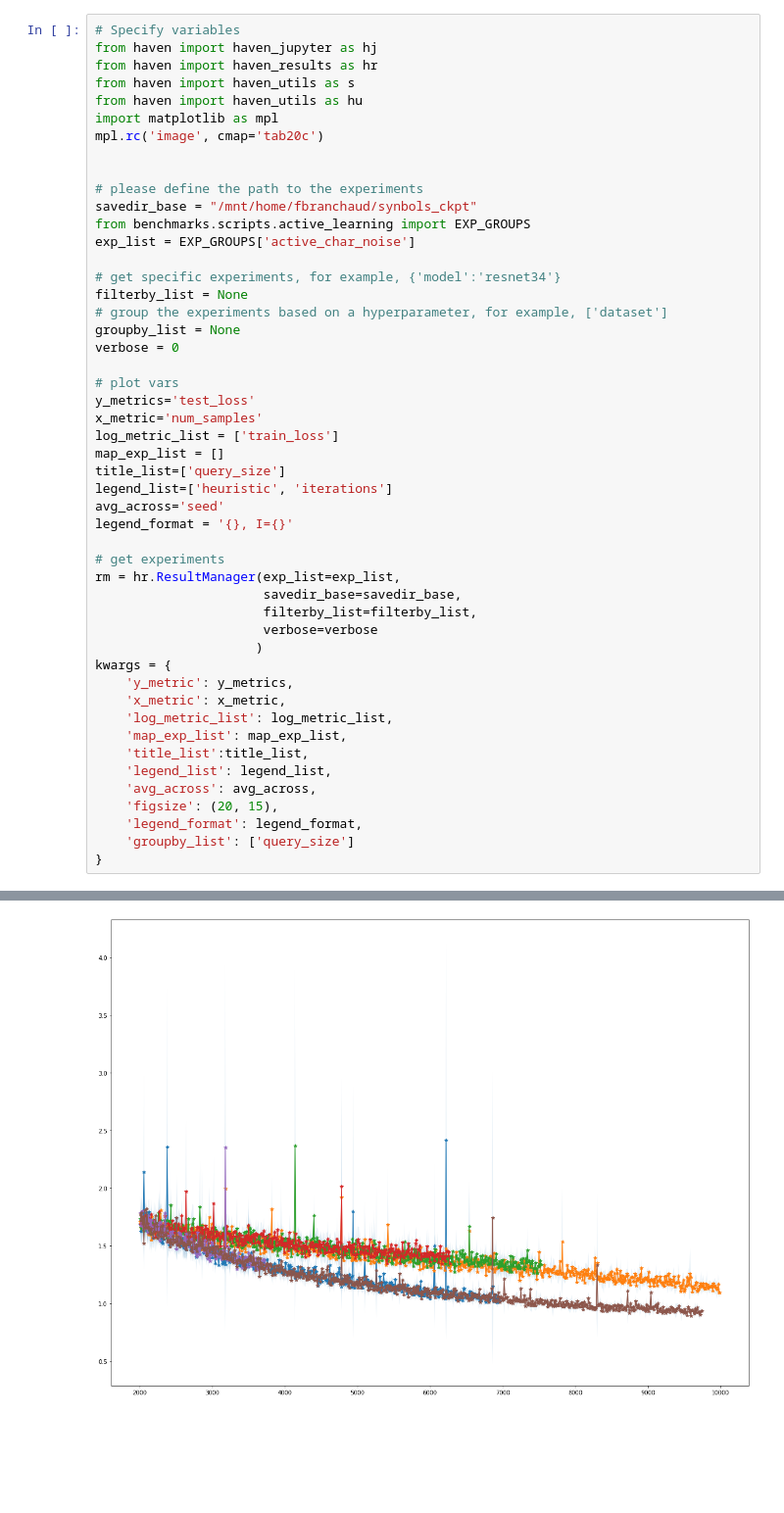
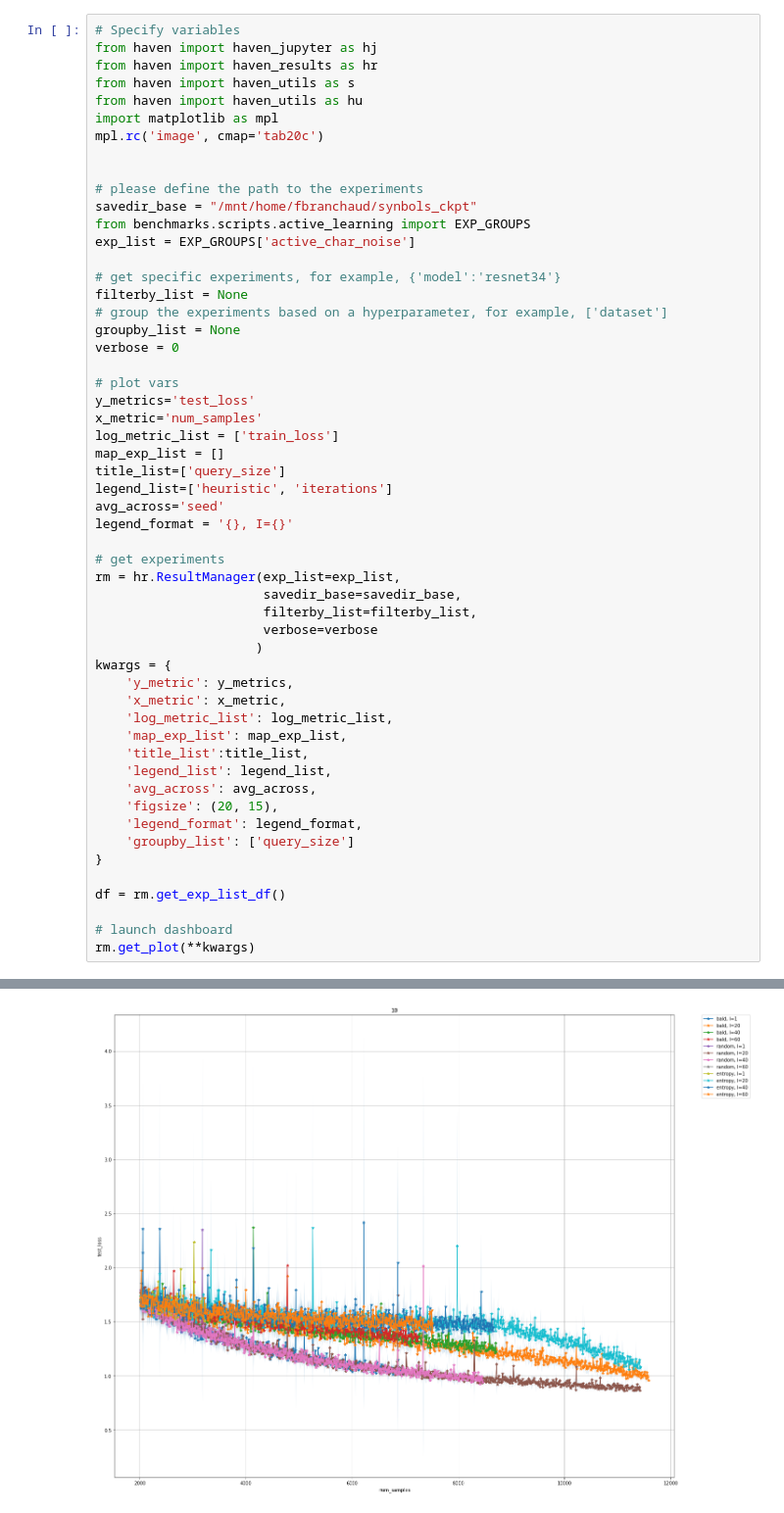
Before and after one commit to ServiceNow/synbols, a Jupyter notebook: benchmarks/notebooks/track_experiments.ipynb, the cells around one changed output, grey strips where cells are left out. Shown at 98% size. Cells and saved outputs as stored; diff of their text form; blank space fills up the shorter version.

```diff
--- a/benchmarks/notebooks/track_experiments.ipynb
+++ b/benchmarks/notebooks/track_experiments.ipynb
@@ -47,4 +47,9 @@ kwargs = {
     'legend_format': legend_format,
     'groupby_list': ['query_size']
 }
+
+df = rm.get_exp_list_df()
+
+# launch dashboard
+rm.get_plot(**kwargs)
 # %% [output]
@@ -52 +59 @@ UnpicklingError: pickle data was truncated
-[figure, old version]
+[figure, new version]
```
Also changed, not shown: parts of 5 cells of this notebook, 3 other files.
